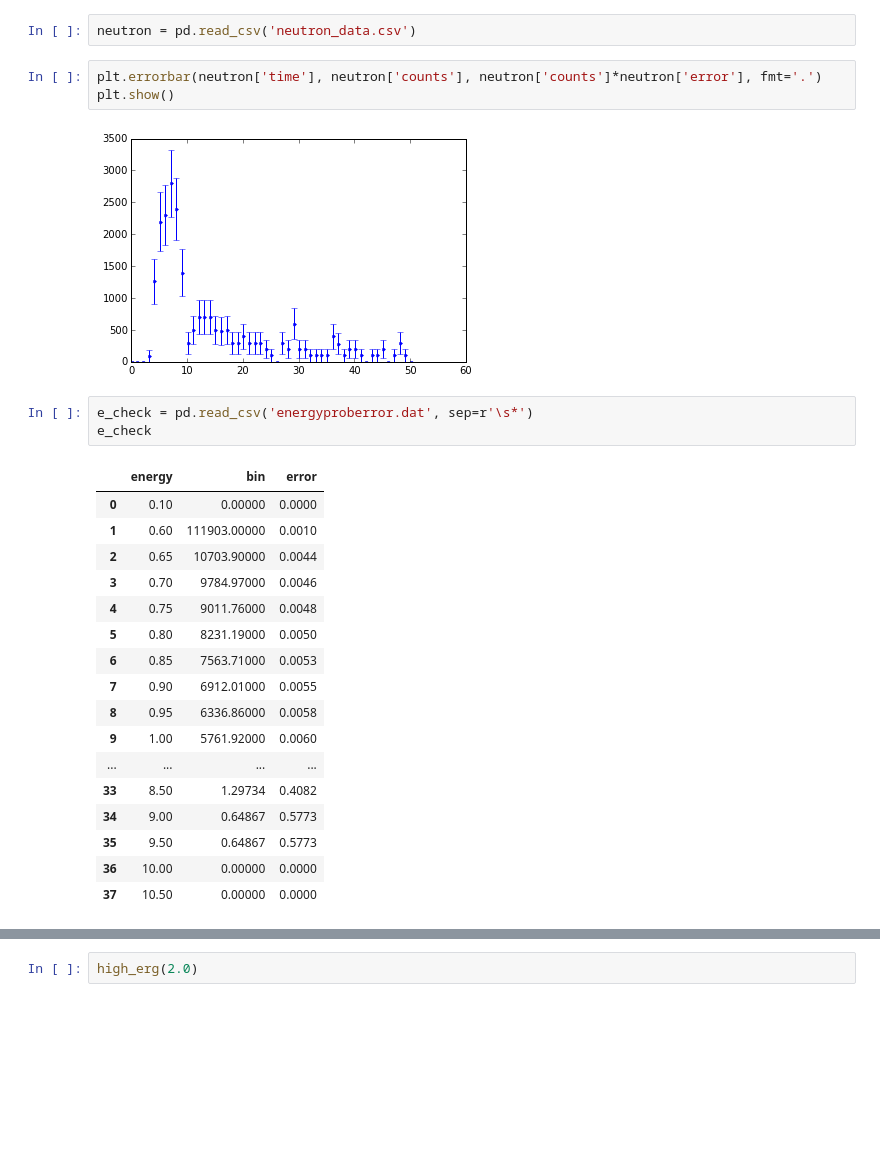
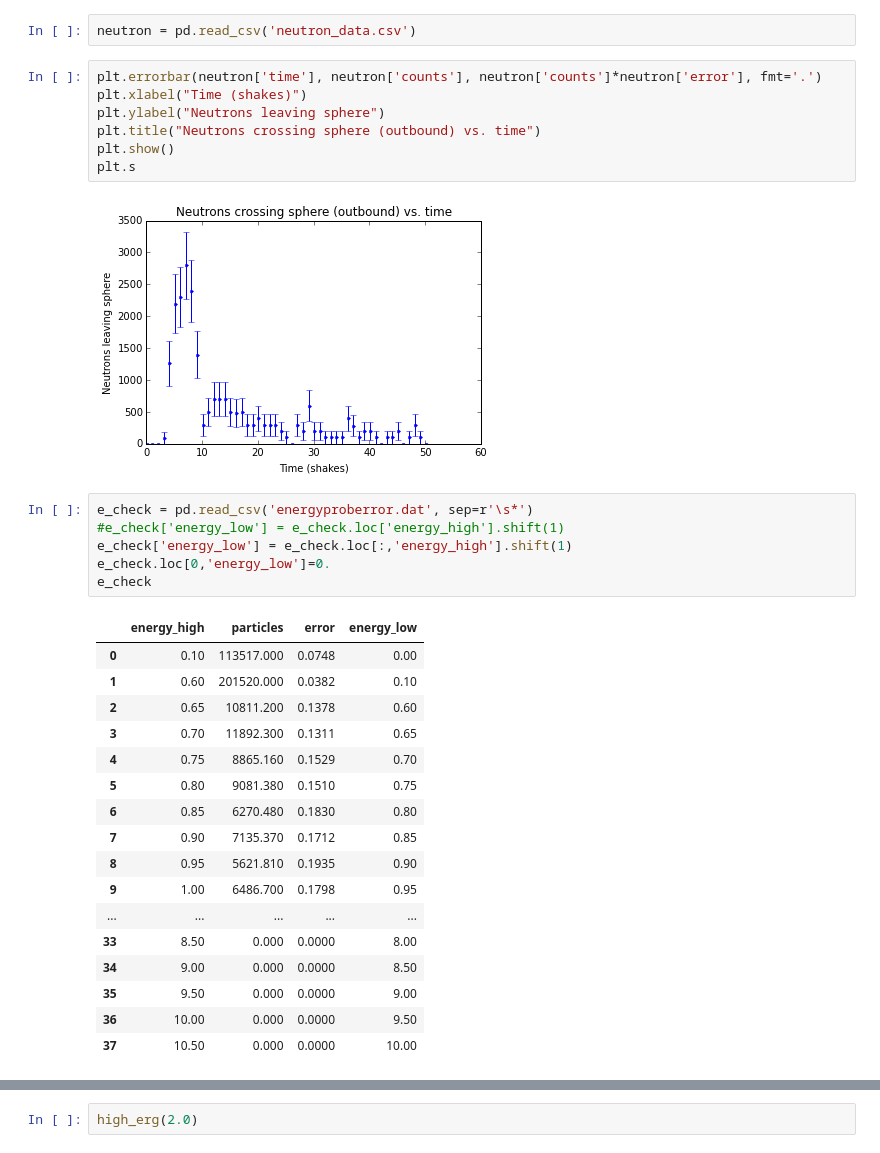
Before and after one commit to piovere/nucnotes, a Jupyter notebook: ne532/Project1/scratch.ipynb, the cells around one changed output, grey strips where cells are left out. Saved outputs shown, nothing was run; the diff lists cells and outputs as text; blank space fills up the shorter version.

```diff
--- a/ne532/Project1/scratch.ipynb
+++ b/ne532/Project1/scratch.ipynb
@@ -122,30 +122,37 @@ plt.show()
 neutron = pd.read_csv('neutron_data.csv')
 # %%
 plt.errorbar(neutron['time'], neutron['counts'], neutron['counts']*neutron['error'], fmt='.')
+plt.xlabel("Time (shakes)")
+plt.ylabel("Neutrons leaving sphere")
+plt.title("Neutrons crossing sphere (outbound) vs. time")
 plt.show()
+plt.s
 # %% [output]
-[figure, old version]
+[figure, new version]
 # %%
 e_check = pd.read_csv('energyproberror.dat', sep=r'\s*')
+#e_check['energy_low'] = e_check.loc['energy_high'].shift(1)
+e_check['energy_low'] = e_check.loc[:,'energy_high'].shift(1)
+e_check.loc[0,'energy_low']=0.
 e_check
 # %% [output]
-|  | energy | bin | error |
-| 0 | 0.10 | 0.00000 | 0.0000 |
-| 1 | 0.60 | 111903.00000 | 0.0010 |
-| 2 | 0.65 | 10703.90000 | 0.0044 |
-| 3 | 0.70 | 9784.97000 | 0.0046 |
-| 4 | 0.75 | 9011.76000 | 0.0048 |
-| 5 | 0.80 | 8231.19000 | 0.0050 |
-| 6 | 0.85 | 7563.71000 | 0.0053 |
-| 7 | 0.90 | 6912.01000 | 0.0055 |
-| 8 | 0.95 | 6336.86000 | 0.0058 |
-| 9 | 1.00 | 5761.92000 | 0.0060 |
-| ... | ... | ... | ... |
-| 33 | 8.50 | 1.29734 | 0.4082 |
-| 34 | 9.00 | 0.64867 | 0.5773 |
-| 35 | 9.50 | 0.64867 | 0.5773 |
-| 36 | 10.00 | 0.00000 | 0.0000 |
-| 37 | 10.50 | 0.00000 | 0.0000 |
+|  | energy_high | particles | error | energy_low |
+| 0 | 0.10 | 113517.000 | 0.0748 | 0.00 |
+| 1 | 0.60 | 201520.000 | 0.0382 | 0.10 |
+| 2 | 0.65 | 10811.200 | 0.1378 | 0.60 |
+| 3 | 0.70 | 11892.300 | 0.1311 | 0.65 |
+| 4 | 0.75 | 8865.160 | 0.1529 | 0.70 |
+| 5 | 0.80 | 9081.380 | 0.1510 | 0.75 |
+| 6 | 0.85 | 6270.480 | 0.1830 | 0.80 |
+| 7 | 0.90 | 7135.370 | 0.1712 | 0.85 |
+| 8 | 0.95 | 5621.810 | 0.1935 | 0.90 |
+| 9 | 1.00 | 6486.700 | 0.1798 | 0.95 |
+| ... | ... | ... | ... | ... |
+| 33 | 8.50 | 0.000 | 0.0000 | 8.00 |
+| 34 | 9.00 | 0.000 | 0.0000 | 8.50 |
+| 35 | 9.50 | 0.000 | 0.0000 | 9.00 |
+| 36 | 10.00 | 0.000 | 0.0000 | 9.50 |
+| 37 | 10.50 | 0.000 | 0.0000 | 10.00 |
 # %%
 plt.figure()
 plt.subplot(111)
```
Also changed, not shown: parts of 21 cells of this notebook, 11 other files.
